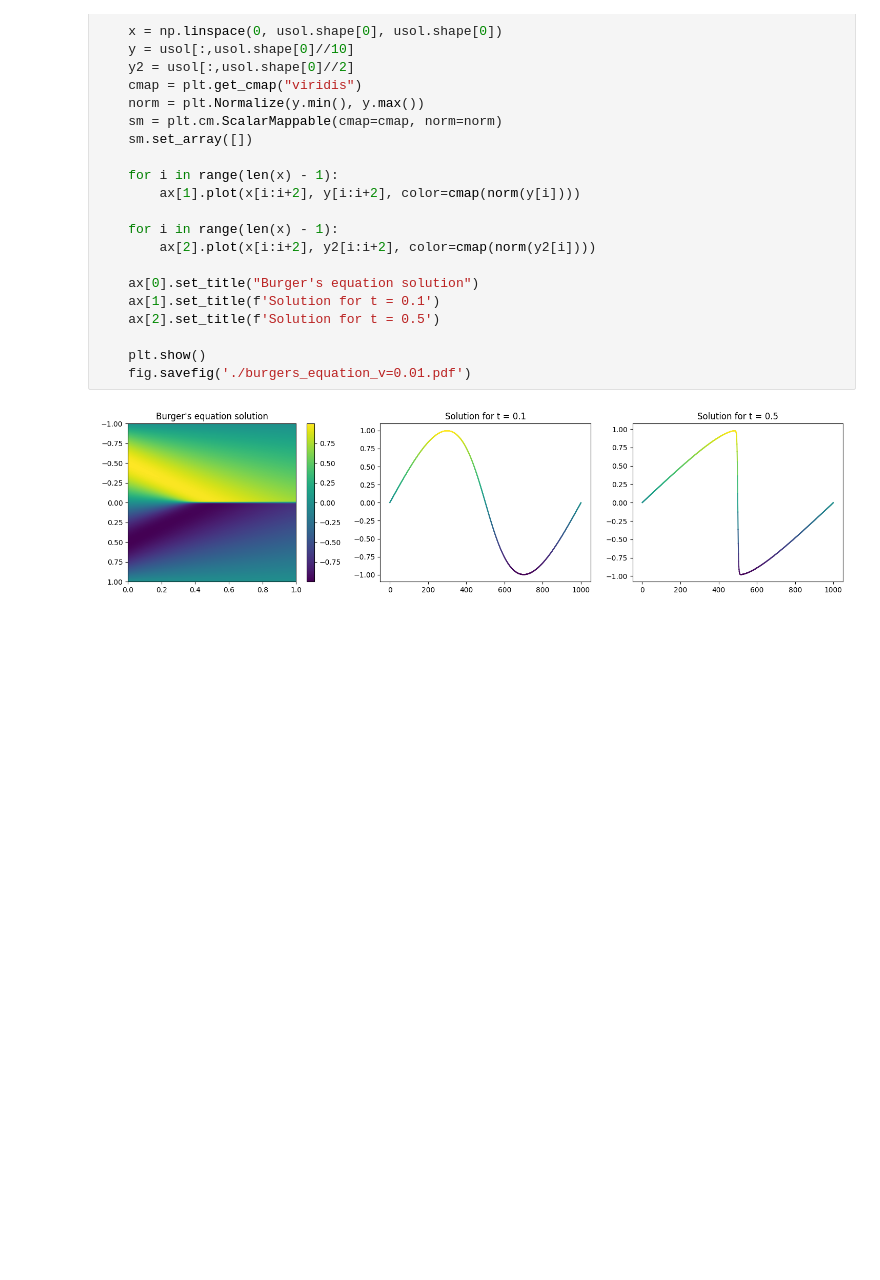
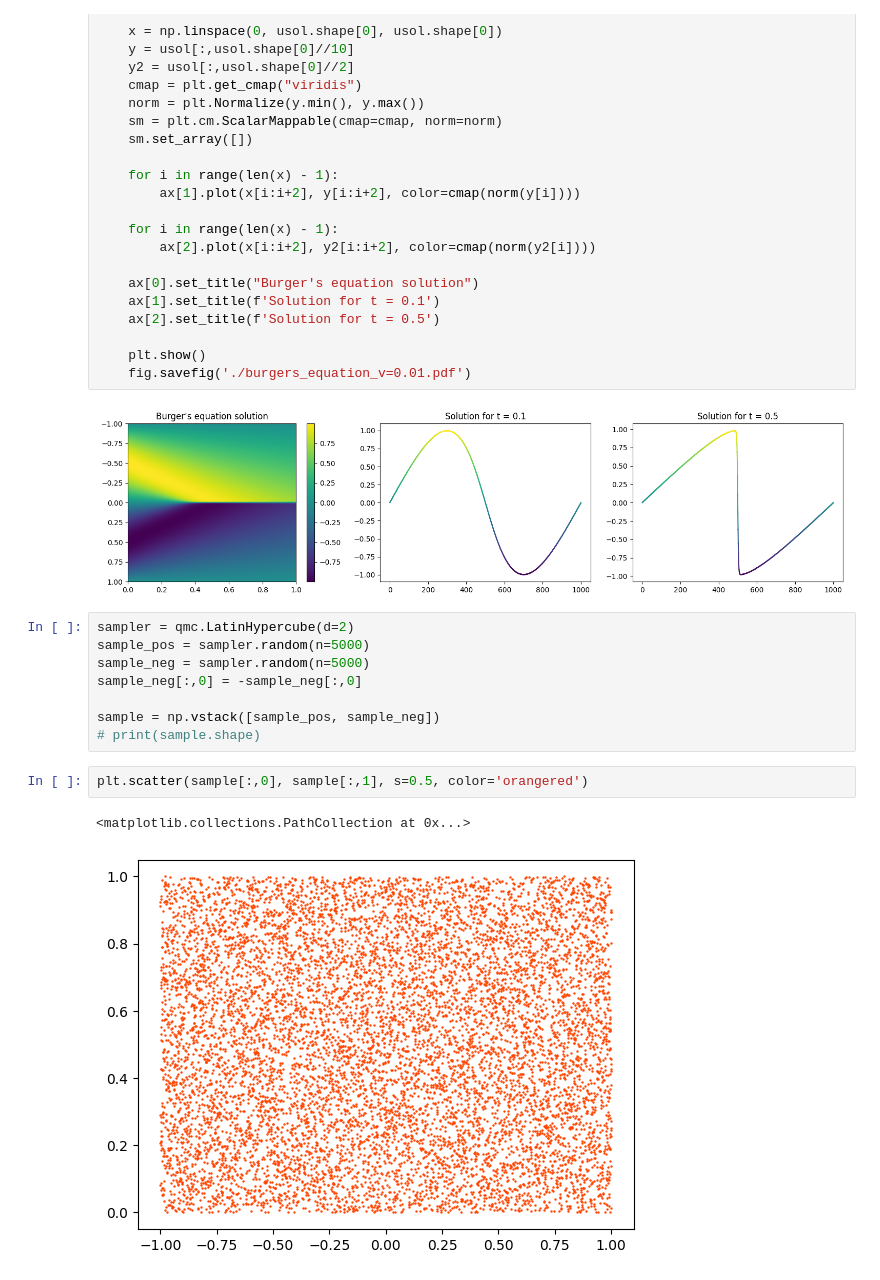
Before and after one commit to MicheleCattaneo/-Re-UPINN, a Jupyter notebook: Burgers_ equation/burgers-eq-visualization.ipynb, the cells around one changed output. Cells and saved outputs as stored; diff of their text form; blank space fills up the shorter version.

Commit message:
update burgers visuals

```diff
--- a/Burgers_ equation/burgers-eq-visualization.ipynb
+++ b/Burgers_ equation/burgers-eq-visualization.ipynb
@@ -37,3 +38,16 @@ with open(file_path, 'rb') as f:
     fig.savefig('./burgers_equation_v=0.01.pdf')
 # %% [output]
 [figure]
+# %%
+sampler = qmc.LatinHypercube(d=2)
+sample_pos = sampler.random(n=5000)
+sample_neg = sampler.random(n=5000)
+sample_neg[:,0] = -sample_neg[:,0]
+
+sample = np.vstack([sample_pos, sample_neg])
+# print(sample.shape)
+# %%
+plt.scatter(sample[:,0], sample[:,1], s=0.5, color='orangered')
+# %% [output]
+<matplotlib.collections.PathCollection at 0x...>
+[figure, added]
```
Also changed, not shown: parts of 2 cells of this notebook.
